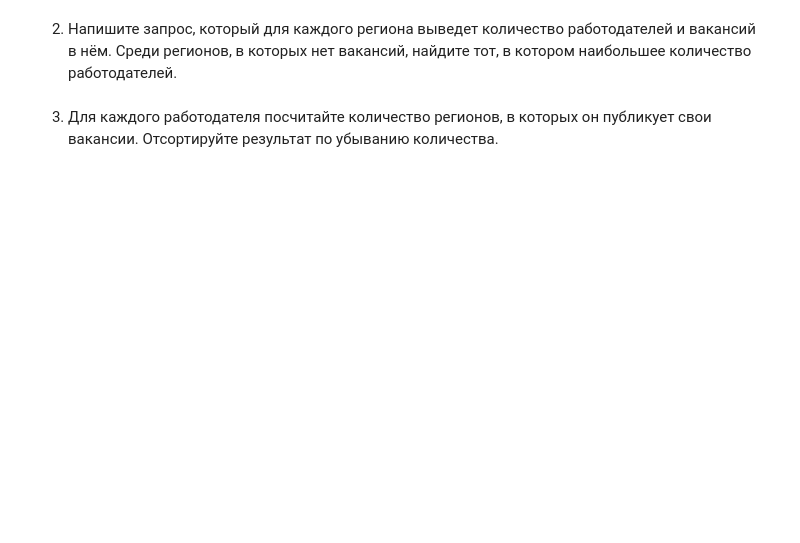
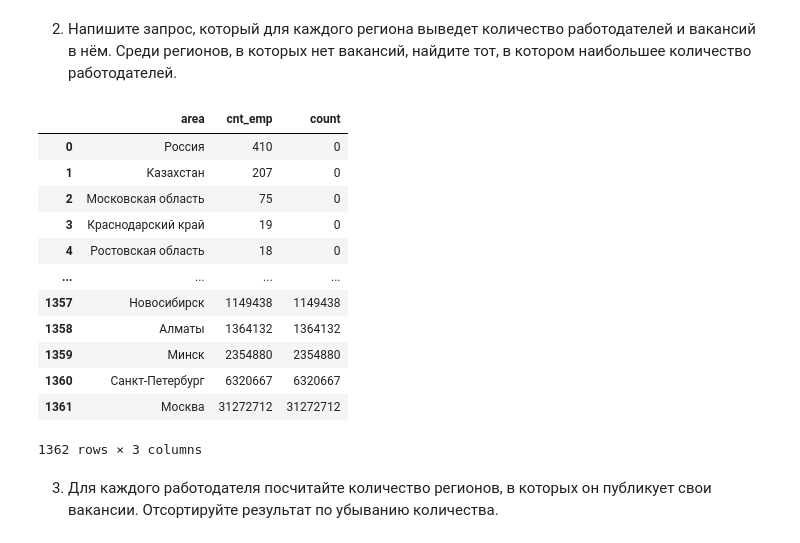
Before and after one commit to Daqria/Head-Hunter-SQL, a Jupyter notebook: HH_PROJECT.ipynb, the cells around one changed output. Drawn from its saved outputs; the diff is of its cells as text; code cells hidden in the pictures; blank space fills up the shorter version.

```diff
--- a/HH_PROJECT.ipynb
+++ b/HH_PROJECT.ipynb
@@ -284,21 +301,34 @@ show_df(query_5_1)
 2. Напишите запрос, который для каждого региона выведет количество работодателей и вакансий в нём.
 Среди регионов, в которых нет вакансий, найдите тот, в котором наибольшее количество работодателей.
 # %%
-query_5_1 = f'''
+query_5_2 = f'''
     SELECT
-        e.name emp,
+        a.name area,
+        COUNT(e.name) cnt_emp,
         COUNT(v.id)
     FROM
-        employers e
-    LEFT JOIN vacancies v ON e.id = v.employer_id
-    GROUP BY e.name
-    ORDER BY 2 DESC
+        areas a
+    LEFT JOIN employers e ON e.area = a.id
+    LEFT JOIN vacancies v ON a.id = v.area_id
+    GROUP BY a.name
+    ORDER BY 3 NULLS FIRST, 2 DESC
 '''
 # %%
-con = connect()
-df_5_1 = pd.read_sql_query(query_5_1, con)
-con.close()
-df_5_1
+show_df(query_5_2)
+# %% [output]
+|  | area | cnt_emp | count |
+| 0 | Россия | 410 | 0 |
+| 1 | Казахстан | 207 | 0 |
+| 2 | Московская область | 75 | 0 |
+| 3 | Краснодарский край | 19 | 0 |
+| 4 | Ростовская область | 18 | 0 |
+| ... | ... | ... | ... |
+| 1357 | Новосибирск | 1149438 | 1149438 |
+| 1358 | Алматы | 1364132 | 1364132 |
+| 1359 | Минск | 2354880 | 2354880 |
+| 1360 | Санкт-Петербург | 6320667 | 6320667 |
+| 1361 | Москва | 31272712 | 31272712 |
+1362 rows × 3 columns
 # %% [markdown]
 3. Для каждого работодателя посчитайте количество регионов, в которых он публикует свои вакансии. Отсортируйте результат по убыванию количества.
 # %%
```
Also changed, not shown: parts of 15 cells of this notebook.
